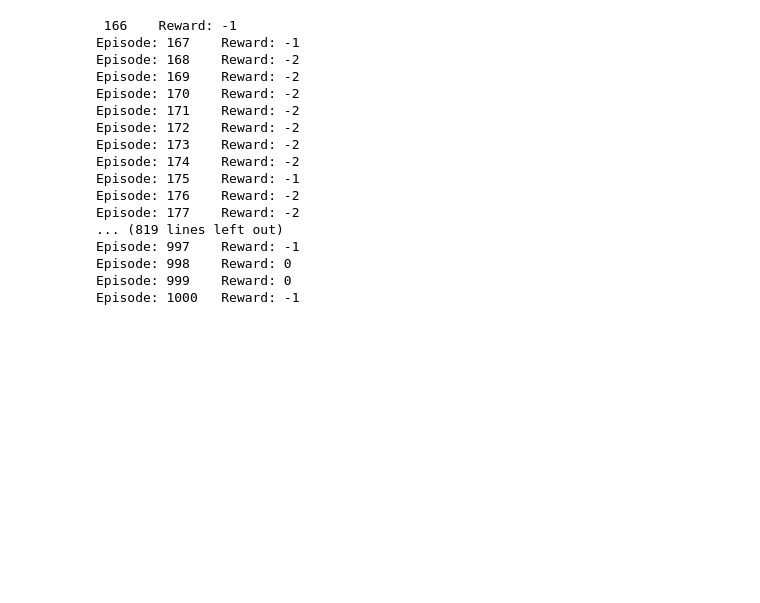
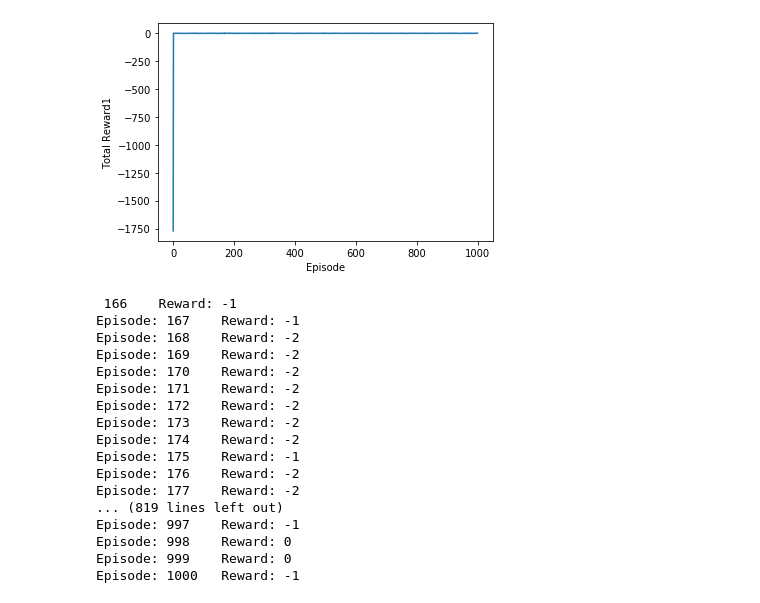
Before and after one commit to Yaishnavi/MultiObjective-PPO, a Jupyter notebook: ppo_mountaincar.ipynb, the cells around one changed output. Cells and saved outputs as stored; diff of their text form; code cells hidden in the pictures; blank space fills up the shorter version.

```diff
--- a/ppo_mountaincar.ipynb
+++ b/ppo_mountaincar.ipynb
@@ -312,3 +330,12 @@ Episode: 1000   Reward: [-1. -2. -3.]
+# %%
+## Reward 3
+plt.plot(np.arange(len(rewards[:,2])), rewards[:,2])
+plt.ylabel('Total Reward1')
+plt.xlabel('Episode')
+plt.savefig('mountaincar_r3',bbox_inches='tight',facecolor="#FFFFFF")
+plt.show()
+# %% [output]
+[figure, added]
 # %%
 ppo = PPO(state_dim, action_dim, n_latent_var, lr, betas, gamma, K_epochs, eps_clip)
 
```
Also changed, not shown: parts of 4 cells of this notebook, 3 other files.
